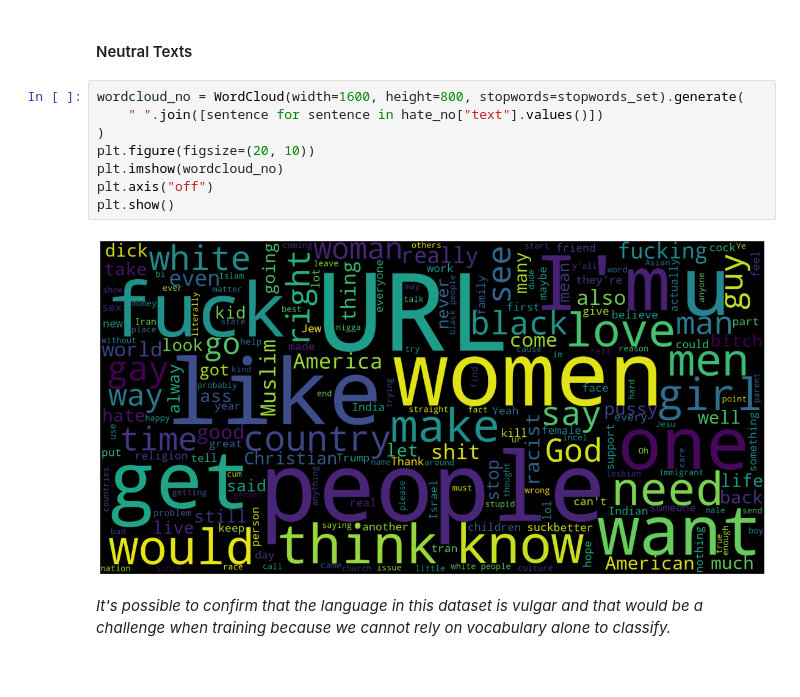
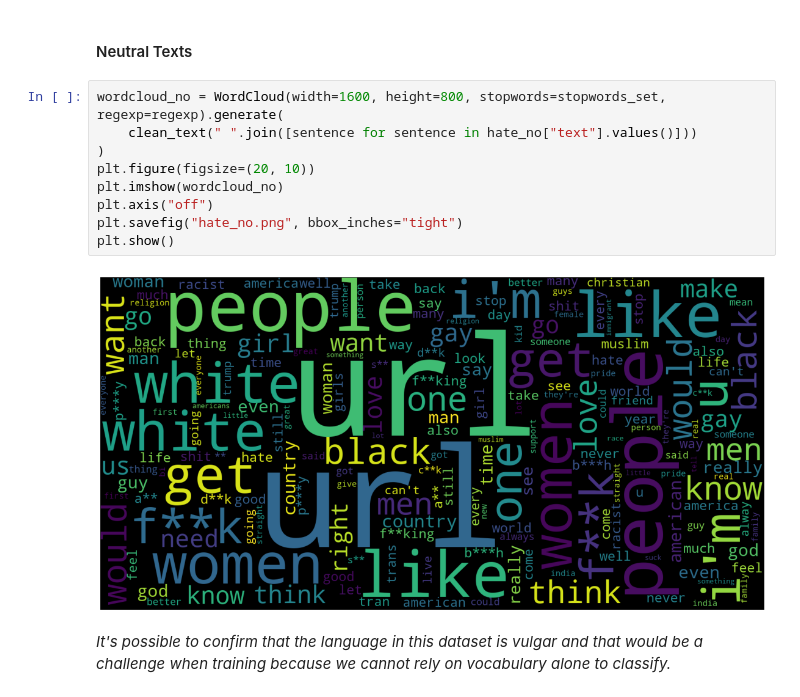
Before and after one commit to utkarshsaboo45/BERT-Hate_Speech_Detection, a Jupyter notebook: notebooks/EDA.ipynb, the cells around one changed output. Saved outputs shown, nothing was run; the diff lists cells and outputs as text.

```diff
--- a/notebooks/EDA.ipynb
+++ b/notebooks/EDA.ipynb
@@ -253,14 +262,15 @@ plt.show()
 # %% [markdown]
 #### Neutral Texts
 # %%
-wordcloud_no = WordCloud(width=1600, height=800, stopwords=stopwords_set).generate(
-    " ".join([sentence for sentence in hate_no["text"].values()])
+wordcloud_no = WordCloud(width=1600, height=800, stopwords=stopwords_set, regexp=regexp).generate(
+    clean_text(" ".join([sentence for sentence in hate_no["text"].values()]))
 )
 plt.figure(figsize=(20, 10))
 plt.imshow(wordcloud_no)
 plt.axis("off")
+plt.savefig("hate_no.png", bbox_inches="tight")
 plt.show()
 # %% [output]
-[figure, old version]
+[figure, new version]
 # %% [markdown]
 _It's possible to confirm that the language in this dataset is vulgar and that would be a challenge when training because we cannot rely on vocabulary alone to classify._
```
Also changed, not shown: parts of 4 cells of this notebook, 1 other file.
